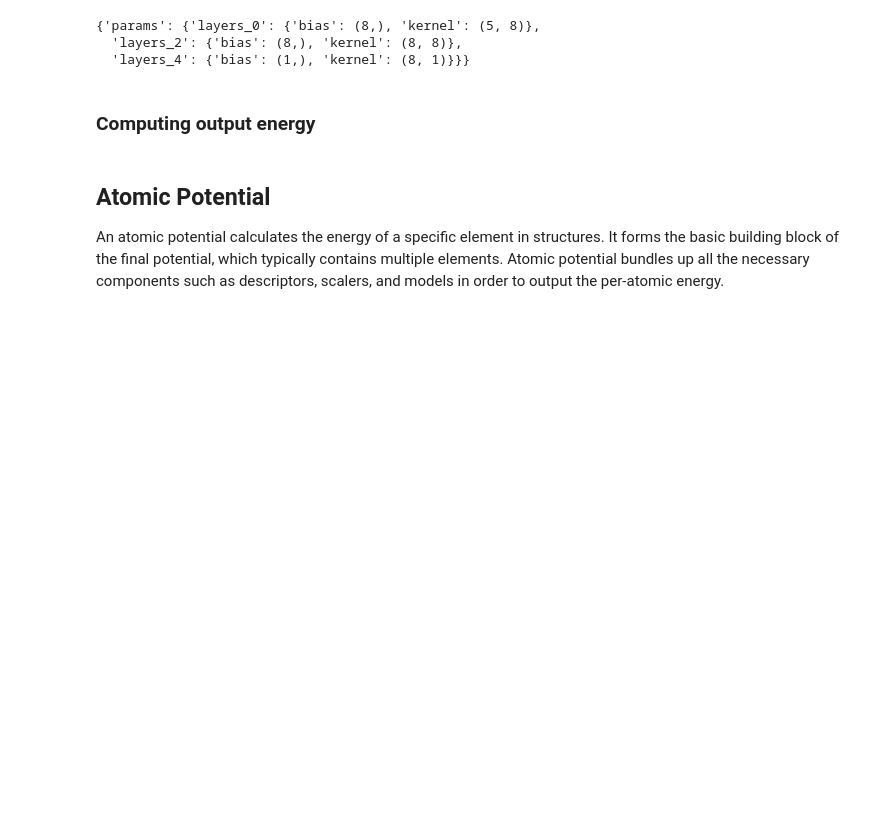
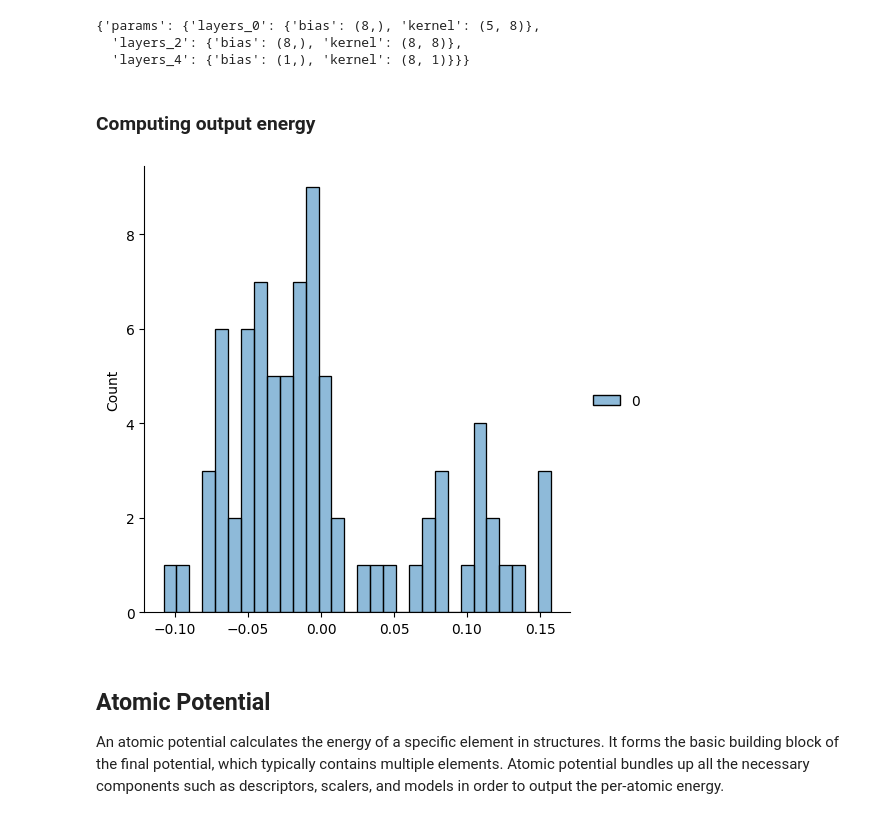
Before and after one commit to hghcomphys/pantea, a Jupyter notebook: examples/getting_started.ipynb, the cells around one changed output. Saved outputs shown, nothing was run; the diff lists cells and outputs as text; code cells hidden in the pictures; blank space fills up the shorter version.

```diff
--- a/examples/getting_started.ipynb
+++ b/examples/getting_started.ipynb
@@ -29,8 +31,9 @@ from pathlib import Path
 Read dataset in [RuNNer](https://www.uni-goettingen.de/de/560580.html) format.
 # %%
 from pantea.datasets import Dataset
-base_dir = Path('./home/H2O_2')
-structures = Dataset.from_runner("input.data", persist=False)
+
+base_dir = Path('.')
+structures = Dataset.from_runner(base_dir / "input.data", persist=False)
 print("Total number of structures:", len(structures))
 # structures.preload()
 structures
@@ -206,7 +209,9 @@ jax.tree_map(lambda x: x.shape, params)              # Check the parameters
 # %%
 energies = model.apply(params, scaled_x[:, :])
 # %%
-# sns.displot(energies, bins=30);
+sns.displot(energies, bins=30);
+# %% [output]
+[figure, added]
 # %% [markdown]
 ## Atomic Potential
 
```
Also changed, not shown: parts of 9 cells of this notebook, 4 other files.
